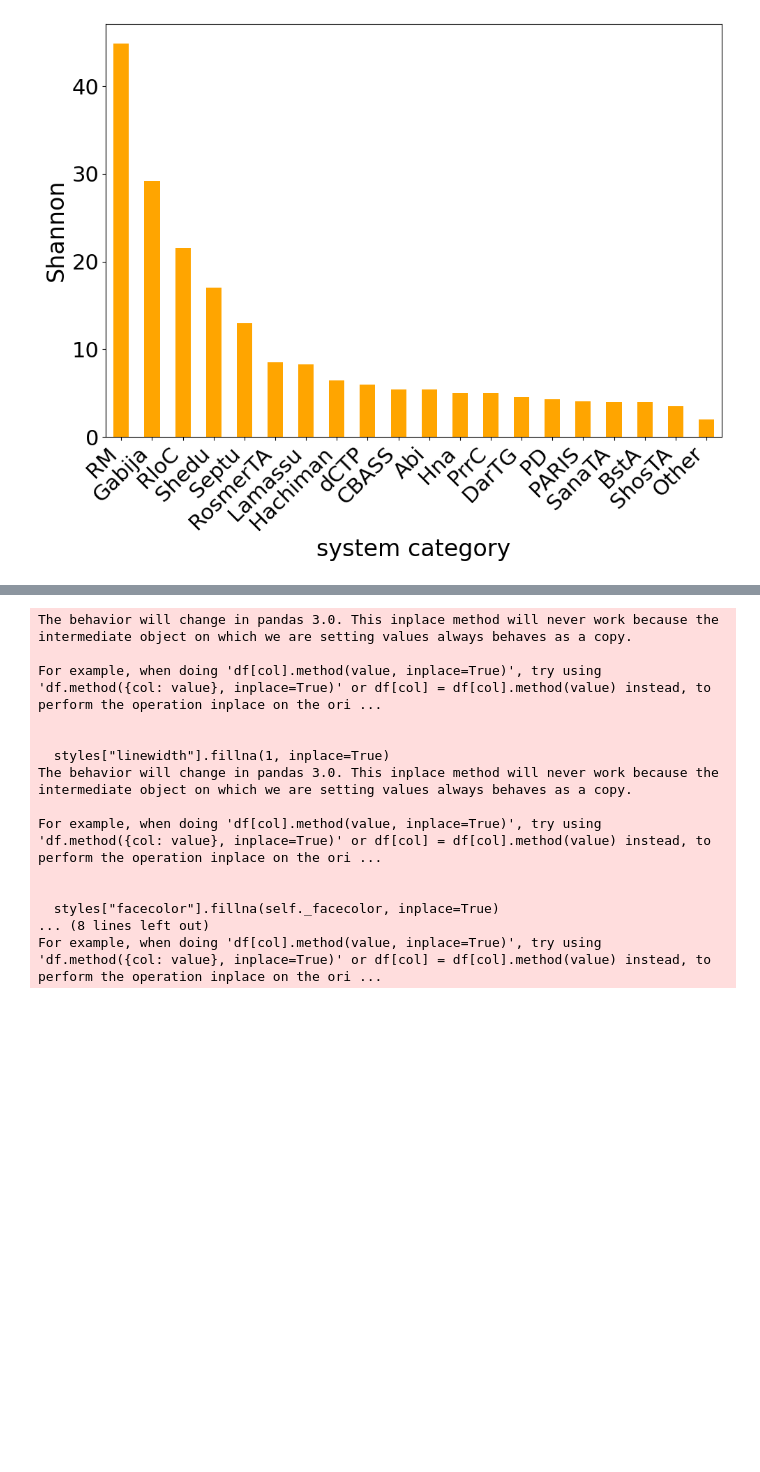
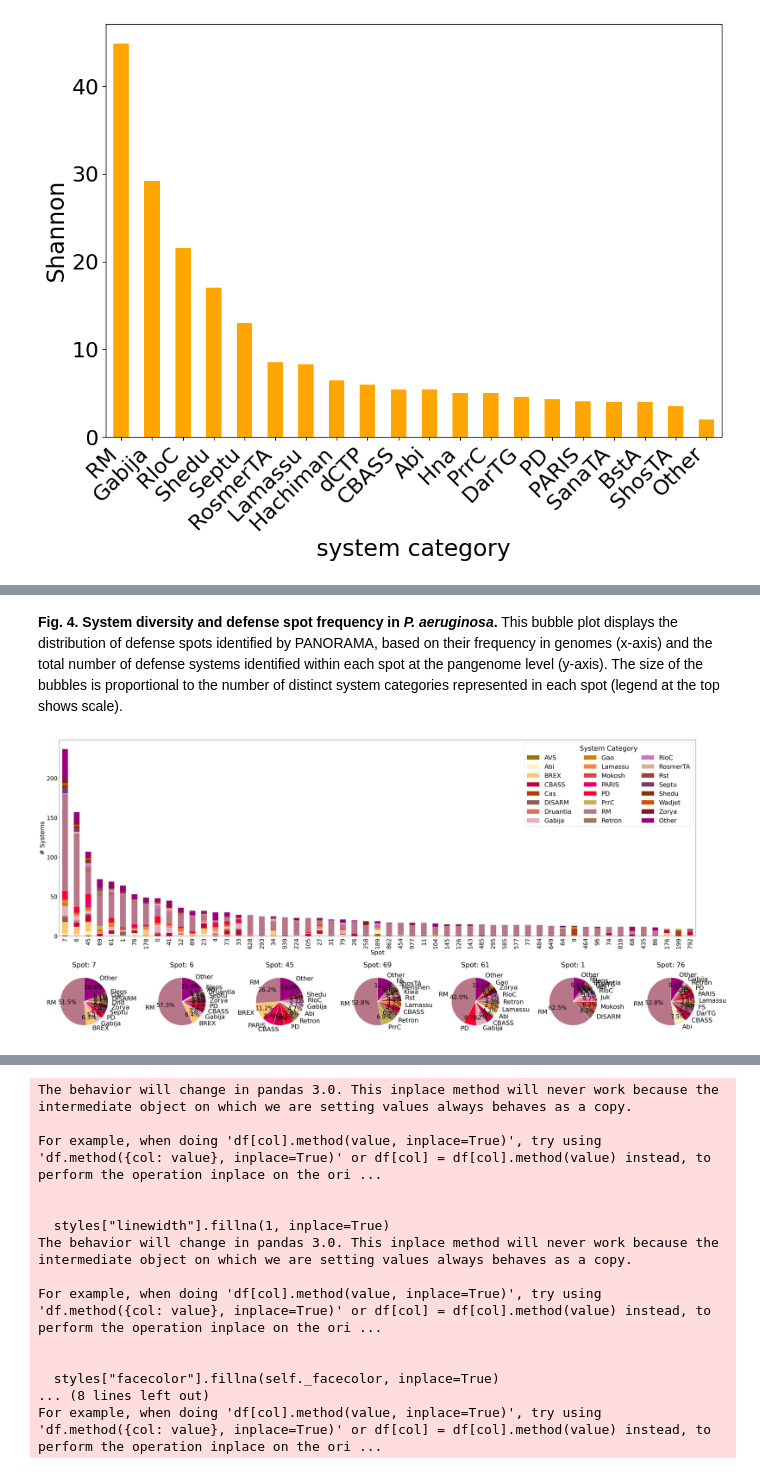
Before and after one commit to jpjarnoux/PANORAMA_article, a Jupyter notebook: main.ipynb, the cells around one changed output, grey strips where cells are left out. Drawn from its saved outputs; the diff is of its cells as text; code cells hidden in the pictures; blank space fills up the shorter version.

```diff
--- a/main.ipynb
+++ b/main.ipynb
@@ -313,0 +257,13 @@ generate_heatmap(
+# %% [markdown]
+**Fig. 4. System diversity and defense spot frequency in *P. aeruginosa*.** This bubble plot displays the distribution
+of defense spots identified by PANORAMA, based on their frequency in genomes (x-axis) and the total number of defense
+systems identified within each spot at the pangenome level (y-axis). The size of the bubbles is proportional to the number
+of distinct system categories represented in each spot (legend at the top shows scale).
+# %%
+from sources.system_analyses import plot_spots_and_pies
+
+
+plot_spots_and_pies(proj_df, systems_data, field='system category', nb_cols=NB_COLS,
+                    nb_spots=NB_SPOTS, output=P_AERUGINOSA_OUTPUT, figsize=FIGSIZE)
+# %% [output]
+[figure, added]
```
Also changed, not shown: parts of 22 cells of this notebook, 3 other files.
